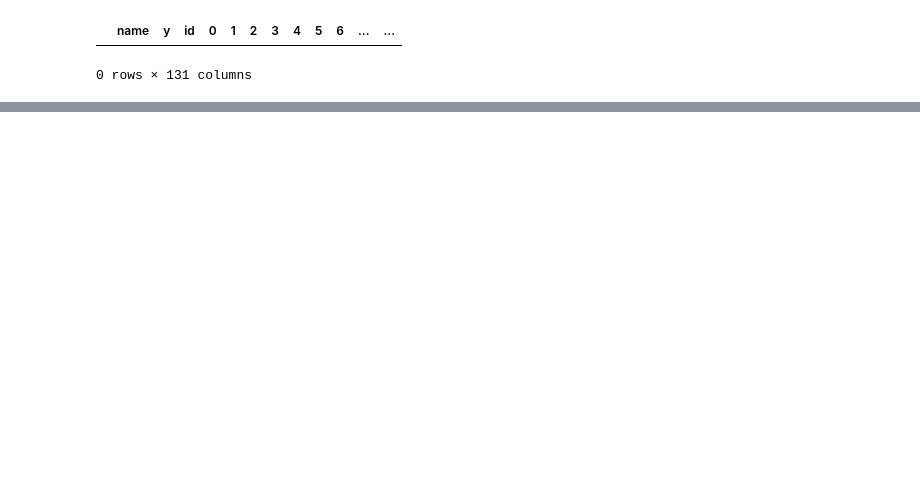
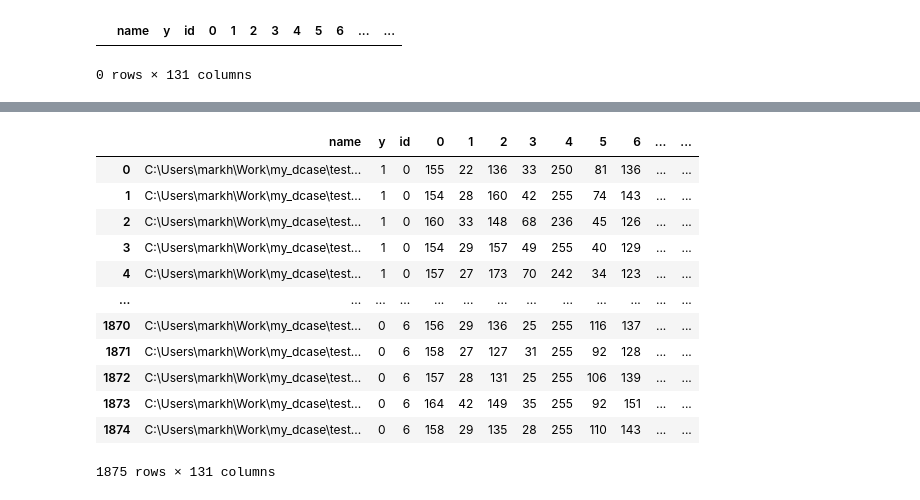
Before and after one commit to Chelovek760/dcase, a Jupyter notebook: VGGish_Audio_Embedding.ipynb, the cells around one changed output, grey strips where cells are left out. Saved outputs shown, nothing was run; the diff lists cells and outputs as text; code cells hidden in the pictures; blank space fills up the shorter version.

```diff
--- a/VGGish_Audio_Embedding.ipynb
+++ b/VGGish_Audio_Embedding.ipynb
@@ -137,4 +135,20 @@ for num,wav in tqdm(enumerate(files),total=len(files)):
 # %%
 df.to_csv('tmp.csv')
+# %%
+df = pd.read_csv('tmp.csv', index_col=0)
 # %%
-df.
+df
+# %% [output]
+|  | name | y | id | 0 | 1 | 2 | 3 | 4 | 5 | 6 | ... | ... |
+| 0 | C:\Users\markh\Work\my_dcase\test... | 1 | 0 | 155 | 22 | 136 | 33 | 250 | 81 | 136 | ... | ... |
+| 1 | C:\Users\markh\Work\my_dcase\test... | 1 | 0 | 154 | 28 | 160 | 42 | 255 | 74 | 143 | ... | ... |
+| 2 | C:\Users\markh\Work\my_dcase\test... | 1 | 0 | 160 | 33 | 148 | 68 | 236 | 45 | 126 | ... | ... |
+| 3 | C:\Users\markh\Work\my_dcase\test... | 1 | 0 | 154 | 29 | 157 | 49 | 255 | 40 | 129 | ... | ... |
+| 4 | C:\Users\markh\Work\my_dcase\test... | 1 | 0 | 157 | 27 | 173 | 70 | 242 | 34 | 123 | ... | ... |
+| ... | ... | ... | ... | ... | ... | ... | ... | ... | ... | ... | ... | ... |
+| 1870 | C:\Users\markh\Work\my_dcase\test... | 0 | 6 | 156 | 29 | 136 | 25 | 255 | 116 | 137 | ... | ... |
+| 1871 | C:\Users\markh\Work\my_dcase\test... | 0 | 6 | 158 | 27 | 127 | 31 | 255 | 92 | 128 | ... | ... |
+| 1872 | C:\Users\markh\Work\my_dcase\test... | 0 | 6 | 157 | 28 | 131 | 25 | 255 | 106 | 139 | ... | ... |
+| 1873 | C:\Users\markh\Work\my_dcase\test... | 0 | 6 | 164 | 42 | 149 | 35 | 255 | 92 | 151 | ... | ... |
+| 1874 | C:\Users\markh\Work\my_dcase\test... | 0 | 6 | 158 | 29 | 135 | 28 | 255 | 110 | 143 | ... | ... |
+1875 rows × 131 columns
```
Also changed, not shown: parts of 5 cells of this notebook, 1 other file.
